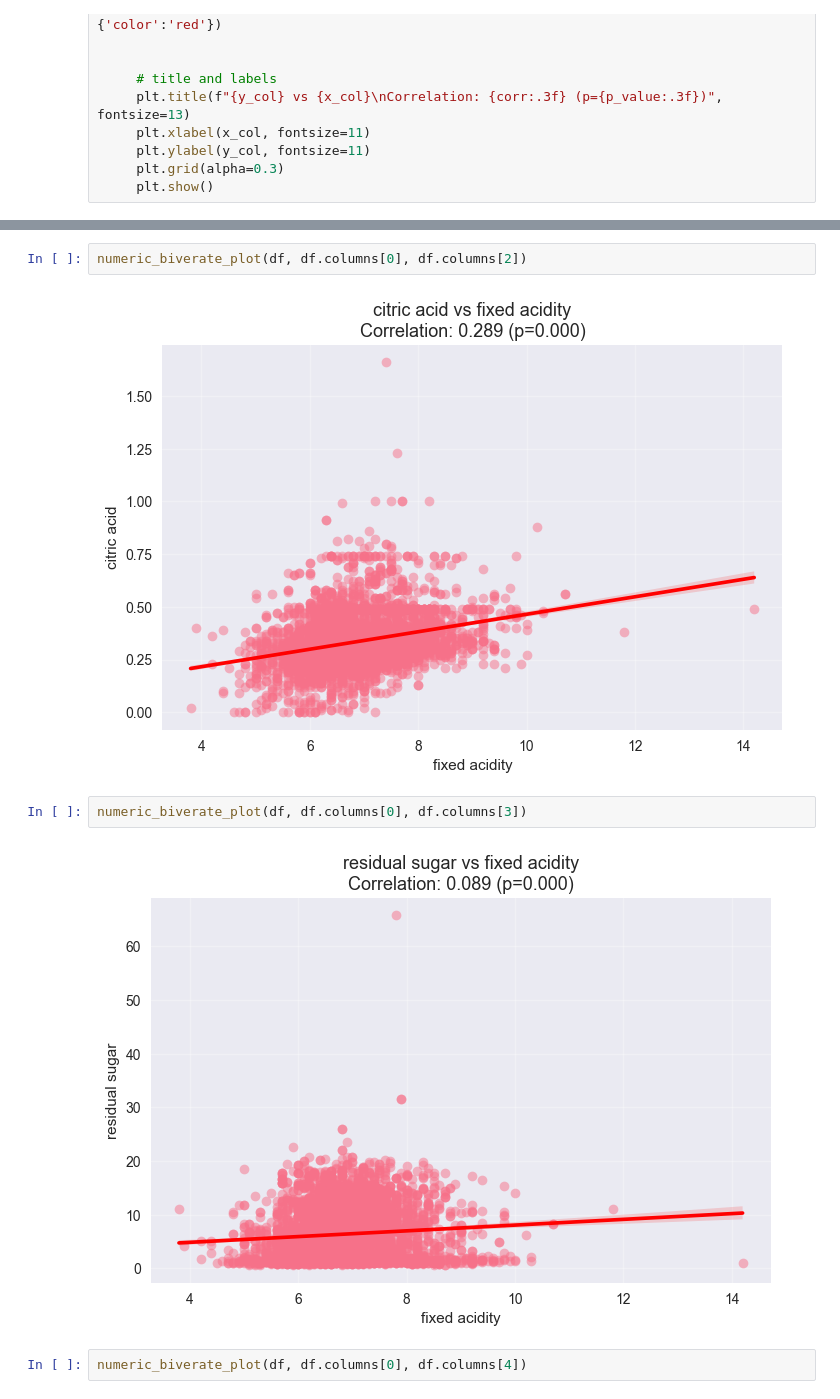
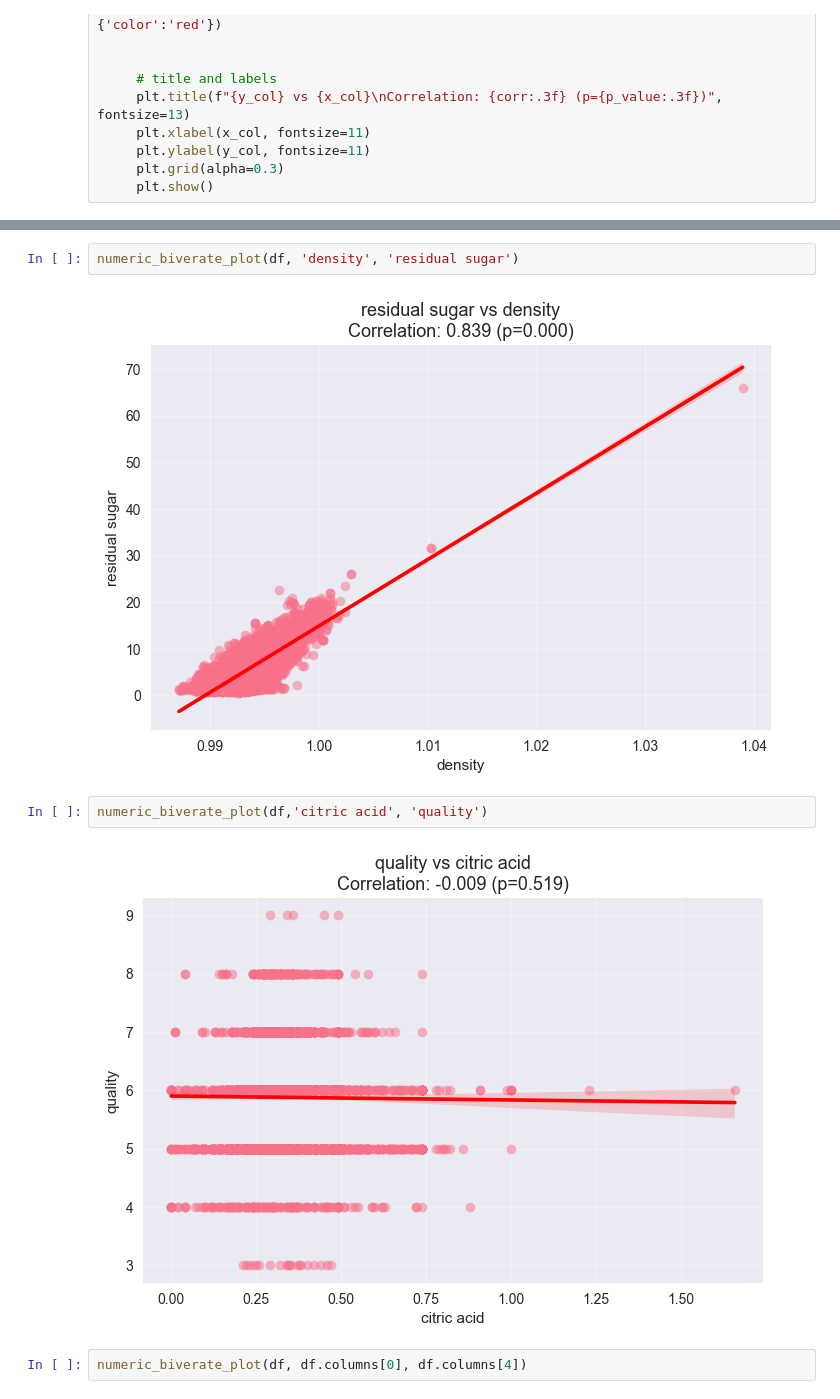
Before and after one commit to Tee-AiEng/Projects, a Jupyter notebook: Machinelearning/white_wine.ipynb, the cells around one changed output, grey strips where cells are left out. Cells and saved outputs as stored; diff of their text form.

```diff
--- a/Machinelearning/white_wine.ipynb
+++ b/Machinelearning/white_wine.ipynb
@@ -533,11 +535,11 @@ numeric_biverate_plot(df, df.columns[0], df.columns[1])
 # %%
-numeric_biverate_plot(df, df.columns[0], df.columns[2])
+numeric_biverate_plot(df, 'density', 'residual sugar')
 # %% [output]
-[figure, old version]
+[figure, new version]
 # %%
-numeric_biverate_plot(df, df.columns[0], df.columns[3])
+numeric_biverate_plot(df,'citric acid', 'quality')
 # %% [output]
-[figure, old version]
+[figure, new version]
 # %%
 numeric_biverate_plot(df, df.columns[0], df.columns[4])
 # %% [output]
```
Also changed, not shown: parts of 9 cells of this notebook, 1 other file.
